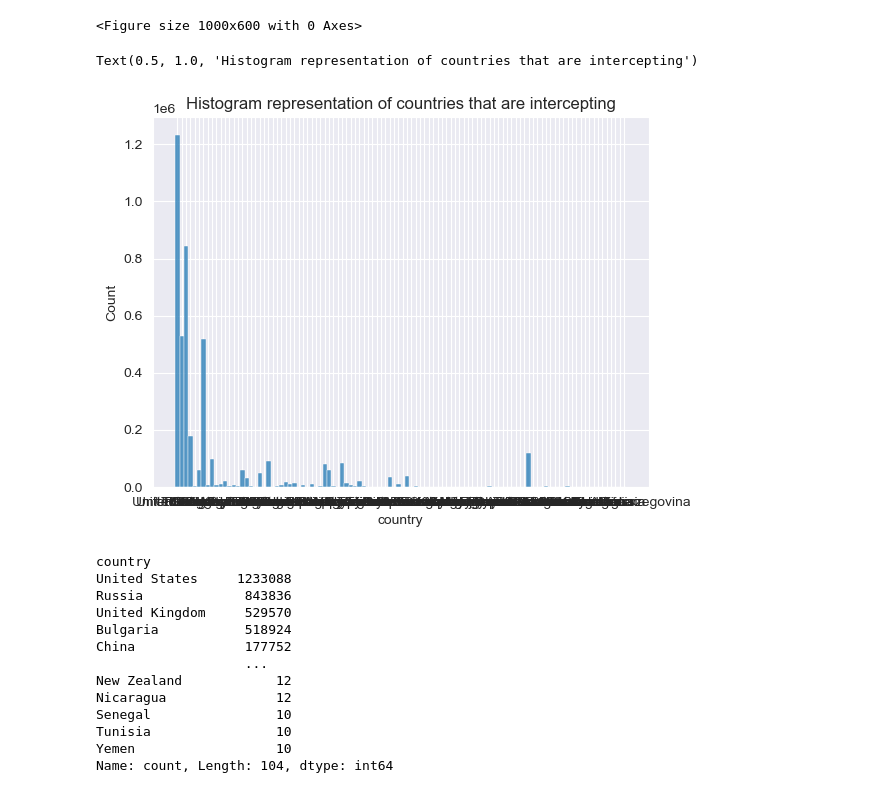
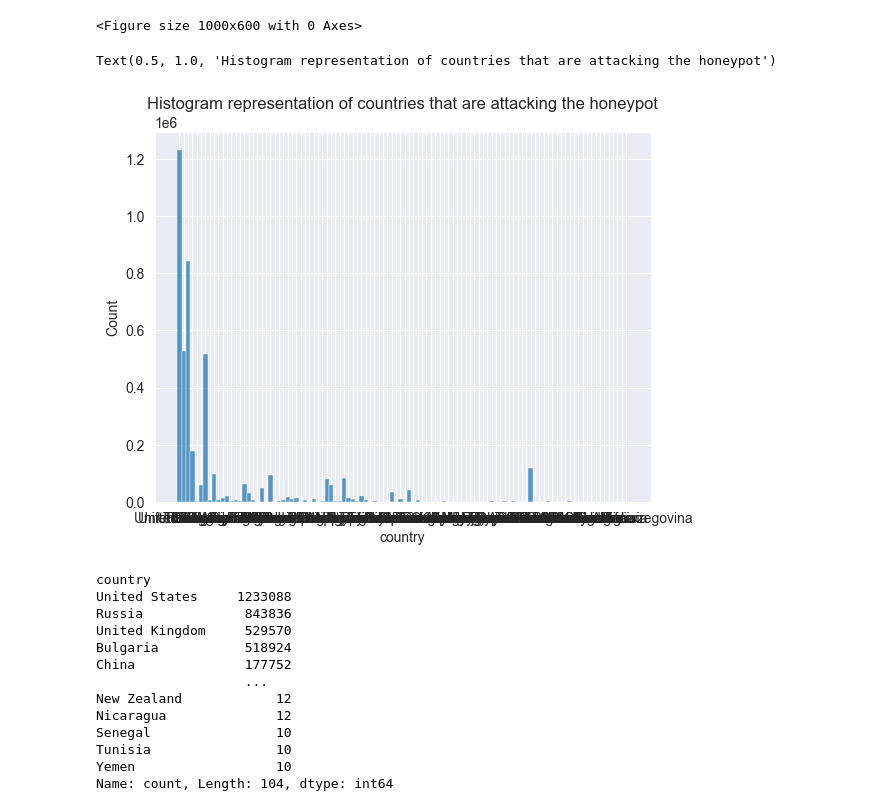
Before and after one commit to RamonM1/Cybersecurity-Intrusion-Analysis, a Jupyter notebook: notebooks/eda.ipynb, the cells around one changed output. Cells and saved outputs as stored; diff of their text form; code cells hidden in the pictures.

```diff
--- a/notebooks/eda.ipynb
+++ b/notebooks/eda.ipynb
@@ -320,11 +279,11 @@ Name: time, Length: 5735752, dtype: object
 # %%
 # feature engineer the time column into day of the week
 
-df['time'] = pd.to_datetime(df['time'])
+df['time'] = pd.to_datetime(df['time'], format="%B %d, %Y @ %H:%M:%S.%f")
 df['day_of_week'] = df['time'].dt.day_name()
 
 
 # plot the day of the week that the attacks happened overall
-sns.countplot(y=df.day, order=df.day.value_counts().index)
+sns.countplot(y=df.day_of_week, order=df.day_of_week.value_counts().index)
 sns.set_style('darkgrid')
 # %% [output]
@@ -488,10 +428,10 @@ KeyError: 'host'
 # %%
 #let's visualize where they are intercepting from
 sns.histplot(data = df, x = "country")
-plt.title('Histogram representation of countries that are intercepting')
+plt.title('Histogram representation of countries that are attacking the honeypot')
 # %% [output]
-Text(0.5, 1.0, 'Histogram representation of countries that are intercepting')
+Text(0.5, 1.0, 'Histogram representation of countries that are attacking the honeypot')
-[figure, old version]
+[figure, new version]
 # %%
 # View createst amount of interceptions per country, China is the highest and the U.S. is second.
 df.value_counts(['country'])
```
Also changed, not shown: parts of 14 cells of this notebook.
